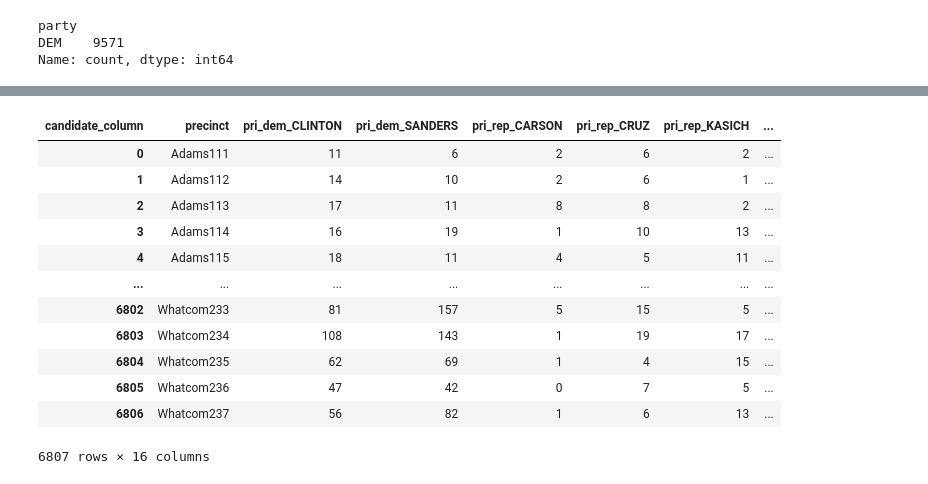
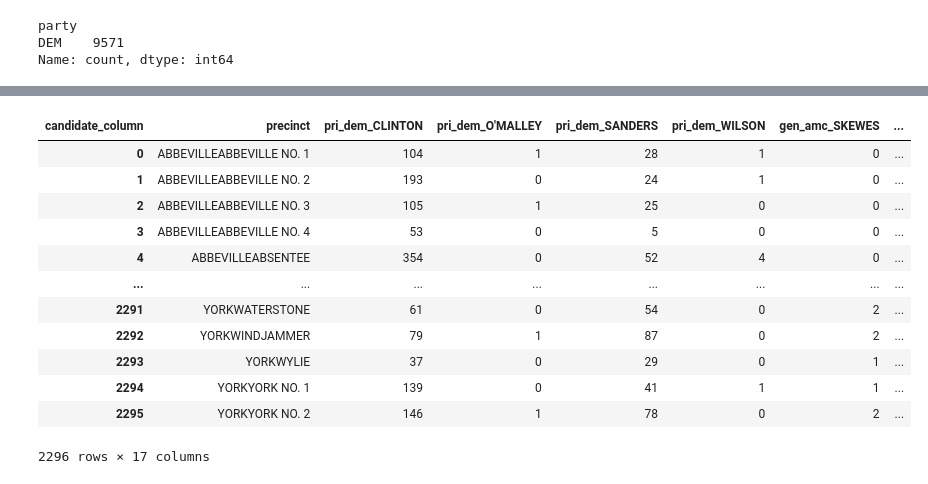
Before and after one commit to Hp0511/VoterTurnout, a Jupyter notebook: data_cleaning/SC_cleaning.ipynb, the cells around one changed output, grey strips where cells are left out. Drawn from its saved outputs; the diff is of its cells as text; code cells hidden in the pictures.

```diff
--- a/data_cleaning/SC_cleaning.ipynb
+++ b/data_cleaning/SC_cleaning.ipynb
@@ -44,10 +45,6 @@ for file in primary_files:
         if 'precinct' in df.columns:
             df = df[df["precinct"].notna()]
 
-        # Select only president
-        if 'office' in df.columns:
-            df = df[df["office"] == "PRESIDENT" ]
-
         df = df.drop_duplicates()
 
         primary_df_list.append(df)
@@ -59,6 +56,7 @@ for file in primary_files:
 pri_combined_df = pd.concat(primary_df_list, ignore_index=True)
 # Create a new column "precinct" by combining county and precinct
 pri_combined_df["precinct"] = pri_combined_df["county"].astype(str) + pri_combined_df["precinct"].astype(str)
+pri_combined_df["precinct"] = pri_combined_df["precinct"].str.upper()
 pri_combined_df
 # %% [output]
 |  | county | precinct | office | district | candidate | party | votes |
@@ -83,13 +81,12 @@ Name: count, dtype: int64
 # %%
 # Select only the relevant columns
 primary_data = pri_combined_df[["precinct", "party", "candidate", "votes"]]
-primary_data.loc[:, "party"] = primary_data["party"].replace({
-    "President Republican Party": "REP",
-    "President Democratic Party": "DEM",
-    "Democratic Party": "DEM",
-    "Republican Party": "REP"
-})
-primary_data = primary_data[primary_data["party"].isin(["DEM", "REP"])] # Analyzing only republican and democratic
+# primary_data.loc[:, "party"] = primary_data["party"].replace({
+#     "President Republican Party": "REP",
+#     "President Democratic Party": "DEM",
+#     "Democratic Party": "DEM",
+#     "Republican Party": "REP"
+# })
 
 primary_data
 # %% [output]
@@ -187,6 +181,7 @@ for file in general_files:
 # Combine all cleaned files
 gen_combined_df = pd.concat(gen_df_list, ignore_index=True)
 # Create a new column "precinct" by combining county and precinct
-gen_combined_df["precinct"] = gen_combined_df["county"].astype(str) + gen_combined_df["precinct_code"].astype(str)
+gen_combined_df["precinct"] = gen_combined_df["county"].astype(str) + gen_combined_df["precinct"].astype(str)
+gen_combined_df["precinct"] = gen_combined_df["precinct"].str.upper()
 gen_combined_df
 # %% [output]
@@ -282,8 +300,8 @@ general_data
 # %%
 general_data["candidate_column"] = (
     "gen_" +
-    primary_data["party"].str.lower() + "_" +
-    primary_data["candidate"].str.split().str[-1].str.upper()
+    general_data["party"].str.lower() + "_" +
+    general_data["candidate"].str.split().str[-1].str.upper()
 )
 
 # pivot the table
@@ -318,21 +331,23 @@ See the caveats in the documentation: https://pandas.pydata.org/pandas-docs/stab
 # %%
 combined = pd.merge(primary_result, general_result, on="precinct", how="inner")
 combined["rep_primary_total"] = combined.filter(like="pri_rep_").sum(axis=1)
 combined["dem_primary_total"] = combined.filter(like="pri_dem_").sum(axis=1)
 combined["general_total"] = combined.filter(like="gen_").sum(axis=1)
+for col in combined.columns[1:]:
+    combined[col] = pd.to_numeric(combined[col], errors='coerce').fillna(0).astype(int)
 combined
 # %% [output]
-| candidate_column | precinct | pri_dem_CLINTON | pri_dem_SANDERS | pri_rep_CARSON | pri_rep_CRUZ | pri_rep_KASICH | ... |
-| 0 | Adams111 | 11 | 6 | 2 | 6 | 2 | ... |
-| 1 | Adams112 | 14 | 10 | 2 | 6 | 1 | ... |
-| 2 | Adams113 | 17 | 11 | 8 | 8 | 2 | ... |
-| 3 | Adams114 | 16 | 19 | 1 | 10 | 13 | ... |
-| 4 | Adams115 | 18 | 11 | 4 | 5 | 11 | ... |
+| candidate_column | precinct | pri_dem_CLINTON | pri_dem_O'MALLEY | pri_dem_SANDERS | pri_dem_WILSON | gen_amc_SKEWES | ... |
+| 0 | ABBEVILLEABBEVILLE NO. 1 | 104 | 1 | 28 | 1 | 0 | ... |
+| 1 | ABBEVILLEABBEVILLE NO. 2 | 193 | 0 | 24 | 1 | 0 | ... |
+| 2 | ABBEVILLEABBEVILLE NO. 3 | 105 | 1 | 25 | 0 | 0 | ... |
+| 3 | ABBEVILLEABBEVILLE NO. 4 | 53 | 0 | 5 | 0 | 0 | ... |
+| 4 | ABBEVILLEABSENTEE | 354 | 0 | 52 | 4 | 0 | ... |
 | ... | ... | ... | ... | ... | ... | ... | ... |
-| 6802 | Whatcom233 | 81 | 157 | 5 | 15 | 5 | ... |
-| 6803 | Whatcom234 | 108 | 143 | 1 | 19 | 17 | ... |
-| 6804 | Whatcom235 | 62 | 69 | 1 | 4 | 15 | ... |
-| 6805 | Whatcom236 | 47 | 42 | 0 | 7 | 5 | ... |
-| 6806 | Whatcom237 | 56 | 82 | 1 | 6 | 13 | ... |
+| 2291 | YORKWATERSTONE | 61 | 0 | 54 | 0 | 2 | ... |
+| 2292 | YORKWINDJAMMER | 79 | 1 | 87 | 0 | 2 | ... |
+| 2293 | YORKWYLIE | 37 | 0 | 29 | 0 | 1 | ... |
+| 2294 | YORKYORK NO. 1 | 139 | 0 | 41 | 1 | 1 | ... |
+| 2295 | YORKYORK NO. 2 | 146 | 1 | 78 | 0 | 2 | ... |
-6807 rows × 16 columns
+2296 rows × 17 columns
 # %%
```
Also changed, not shown: parts of 14 cells of this notebook, 4 other files.
